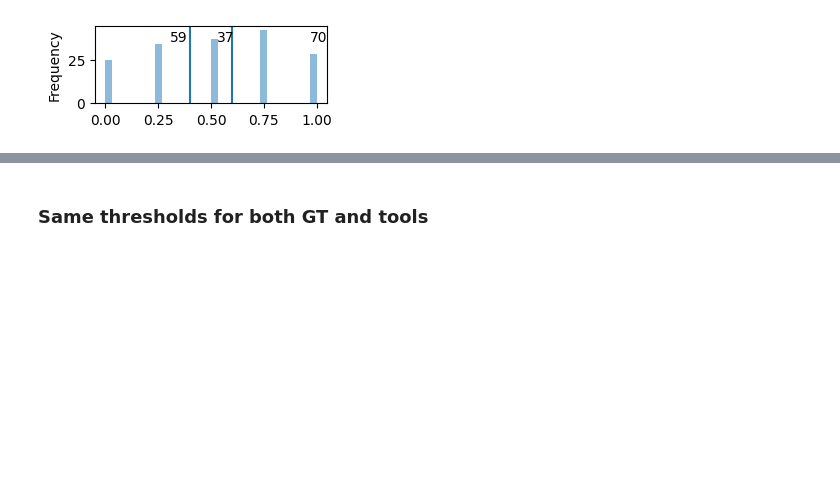
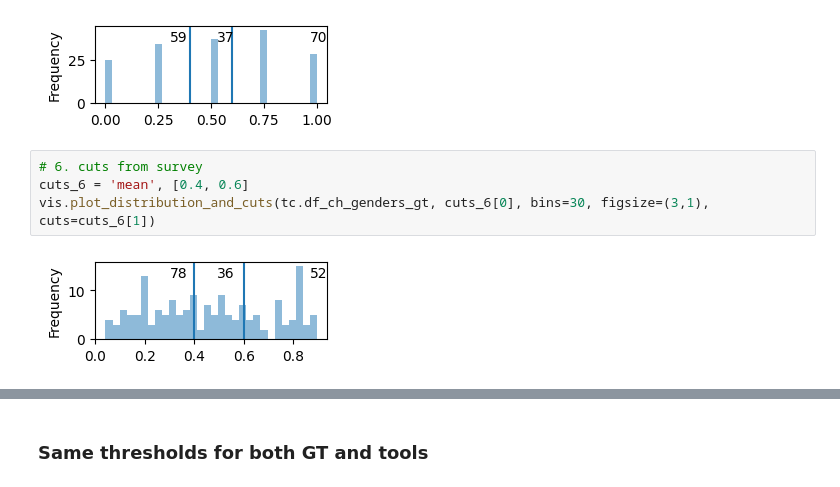
Before and after one commit to CSHVienna/chinese-names-gender, a Jupyter notebook: code/notebooks/chinese_gender_comparison.ipynb, the cells around one changed output, grey strips where cells are left out. Drawn from its saved outputs; the diff is of its cells as text; blank space fills up the shorter version.

```diff
--- a/code/notebooks/chinese_gender_comparison.ipynb
+++ b/code/notebooks/chinese_gender_comparison.ipynb
@@ -520,3 +520,9 @@ cuts_5 = 'mode', [0.4, 0.6]
 vis.plot_distribution_and_cuts(tc.df_ch_genders_gt, cuts_5[0], bins=30, figsize=(3,1), cuts=cuts_5[1])
 # %% [output]
 [figure]
+# %%
+# 6. cuts from survey
+cuts_6 = 'mean', [0.4, 0.6]
+vis.plot_distribution_and_cuts(tc.df_ch_genders_gt, cuts_6[0], bins=30, figsize=(3,1), cuts=cuts_6[1])
+# %% [output]
+[figure, added]
```
Also changed, not shown: parts of 9 cells of this notebook, 3 other files.
